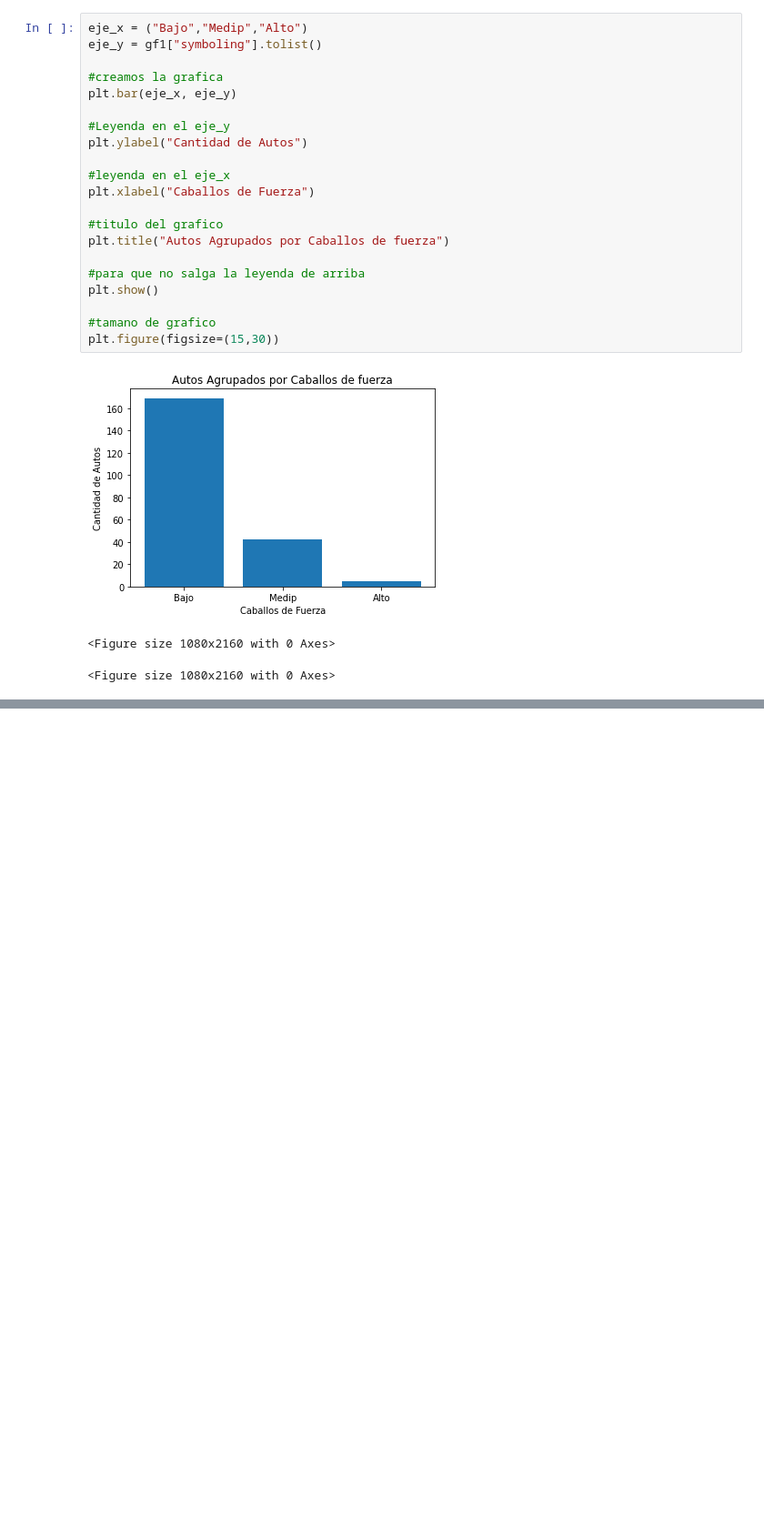
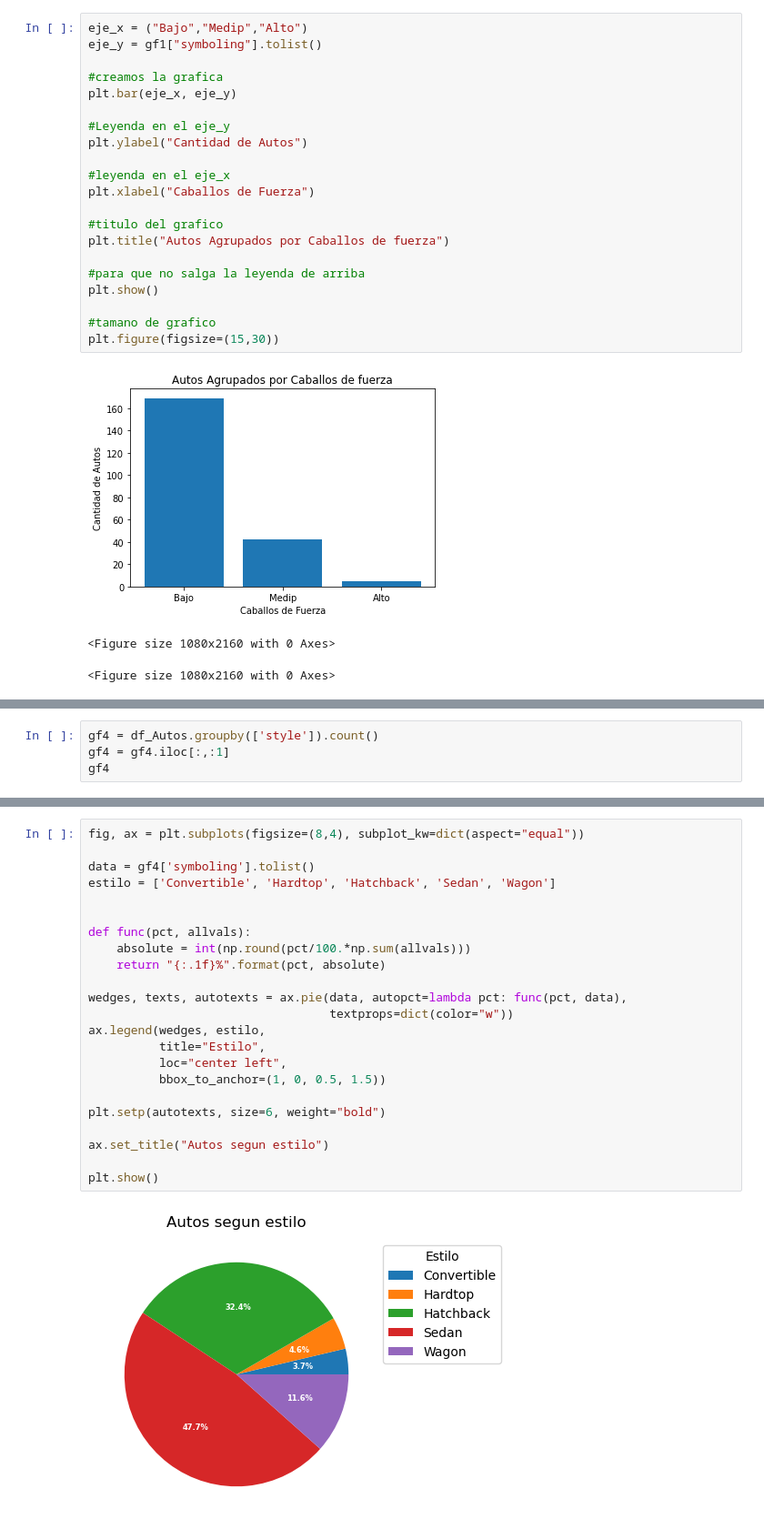
Before and after one commit to mleandrog036/Analisis-de-Datos, a Jupyter notebook: AnalisisDatos_Autos (2).ipynb, the cells around one changed output, grey strips where cells are left out. Shown: that part at 91% size. Drawn from its saved outputs; the diff is of its cells as text; blank space fills up the shorter version.

```diff
--- a/AnalisisDatos_Autos (2).ipynb
+++ b/AnalisisDatos_Autos (2).ipynb
@@ -597,0 +673,4 @@ plt.figure(figsize=(15,30))
+# %%
+gf4 = df_Autos.groupby(['style']).count()
+gf4 = gf4.iloc[:,:1]
+gf4
@@ -597,0 +685,25 @@ plt.figure(figsize=(15,30))
+# %%
+fig, ax = plt.subplots(figsize=(8,4), subplot_kw=dict(aspect="equal"))
+
+data = gf4['symboling'].tolist()
+estilo = ['Convertible', 'Hardtop', 'Hatchback', 'Sedan', 'Wagon']
+
+
+def func(pct, allvals):
+    absolute = int(np.round(pct/100.*np.sum(allvals)))
+    return "{:.1f}%".format(pct, absolute)
+
+wedges, texts, autotexts = ax.pie(data, autopct=lambda pct: func(pct, data),
+                                  textprops=dict(color="w"))
+ax.legend(wedges, estilo,
+          title="Estilo",
+          loc="center left",
+          bbox_to_anchor=(1, 0, 0.5, 1.5))
+
+plt.setp(autotexts, size=6, weight="bold")
+
+ax.set_title("Autos segun estilo")
+
+plt.show()
+# %% [output]
+[figure, added]
```
Also changed, not shown: parts of 10 cells of this notebook.
